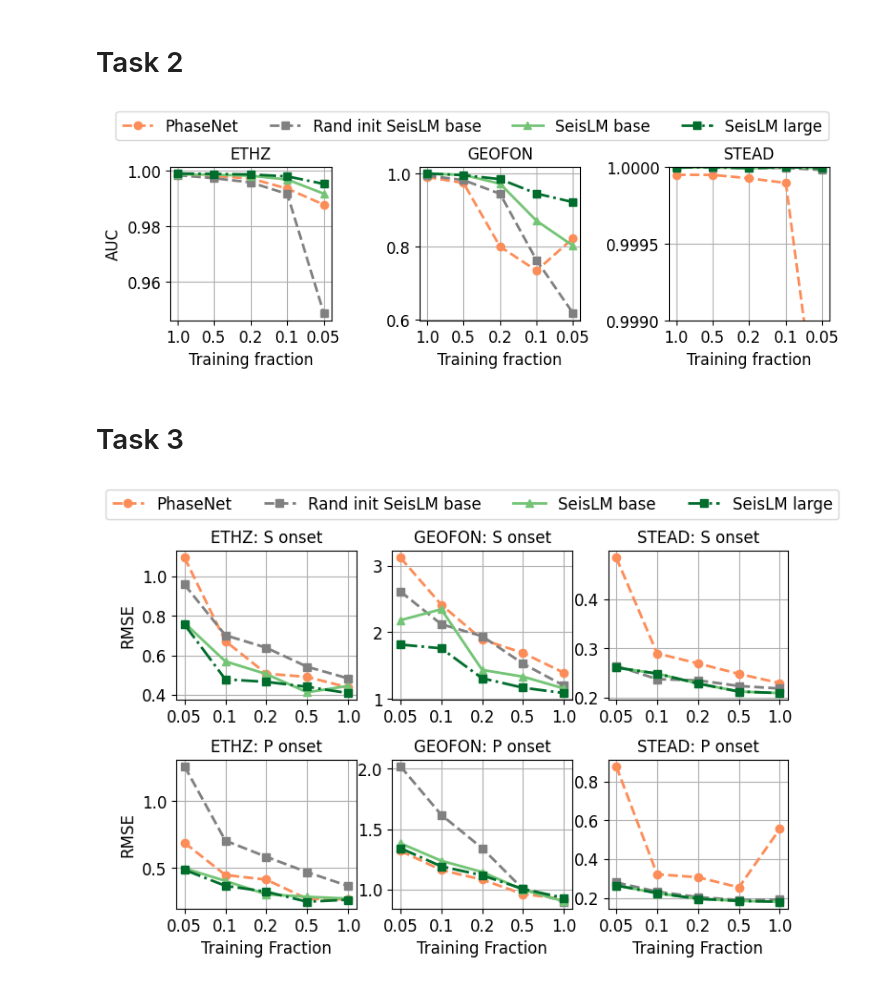
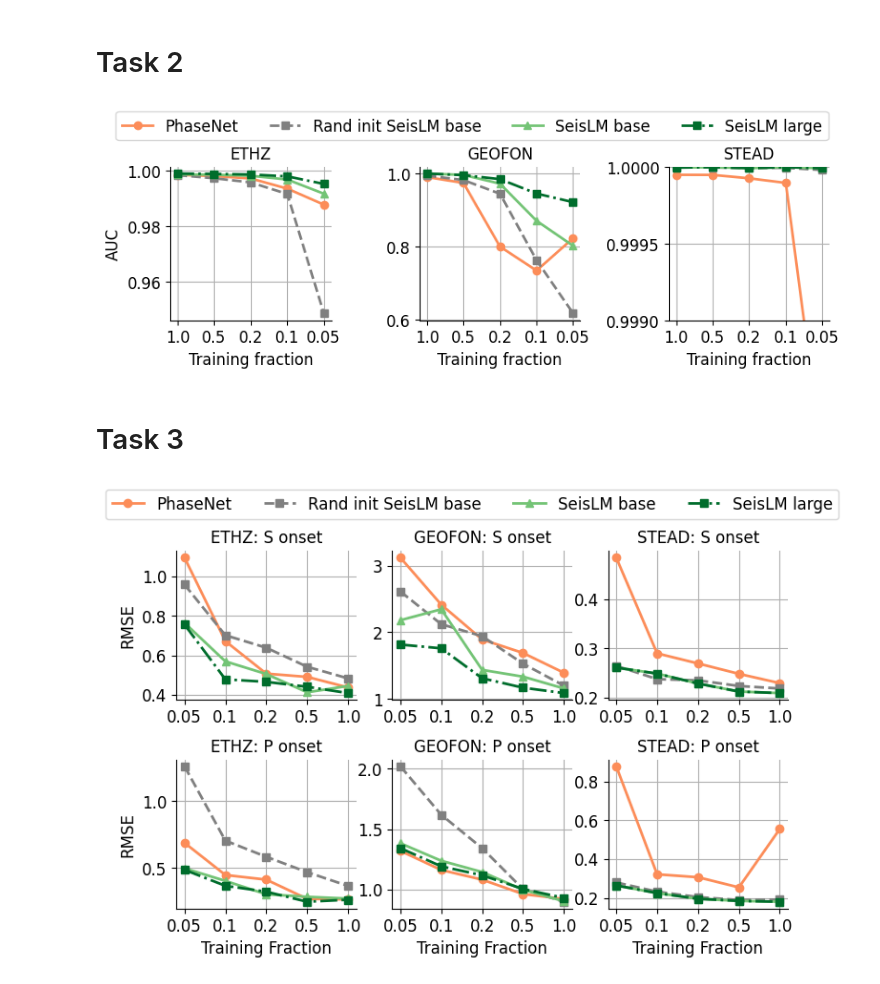
Before and after one commit to liutianlin0121/seisLM, a Jupyter notebook: notebooks/phasepick/phasepick-plot-results-multi-datasets.ipynb, the cells around one changed output. Drawn from its saved outputs; the diff is of its cells as text; code cells hidden in the pictures.

```diff
--- a/notebooks/phasepick/phasepick-plot-results-multi-datasets.ipynb
+++ b/notebooks/phasepick/phasepick-plot-results-multi-datasets.ipynb
@@ -156,6 +158,7 @@ for data_name, all_training_frac_results in all_datasets_results.items():
 
 # Extract handles and labels from the first axis for the legend
 handles, labels = axes[0].get_legend_handles_labels()
+[plot_utils.format_axes(ax) for ax in axes]
 
 # Add a single legend at the top of the figure
 fig.legend(handles, labels, loc='upper center', ncol=len(labels), bbox_to_anchor=(0.5, 1.1), frameon=True)
@@ -169,7 +172,7 @@ fig.savefig(
   bbox_inches='tight'
 )
 # %% [output]
-[figure, old version]
+[figure, new version]
 # %% [markdown]
 # Task 3
 # %%
@@ -222,31 +225,32 @@ for data_name, all_training_frac_results in all_datasets_results.items():
   for key, val in P_onset_diff_dict.items():
     axes[dataset_idx + num_datasets].plot(
       training_fracs,
       [np.sqrt(np.mean(onset_diff**2)) for onset_diff in val],
       label=key.replace("_", " "),
       ** plot_kwargs[key]
     )
     axes[dataset_idx + num_datasets].set_title(f'{data_name}: P onset')
     axes[dataset_idx + num_datasets].set_xlabel('Training Fraction')
 
   axes[dataset_idx + num_datasets].grid()
   axes[0].set_ylabel('RMSE')
 
 
   axes[num_datasets].set_ylabel('RMSE')
 
   dataset_idx += 1
 
+[plot_utils.format_axes(ax) for ax in axes]
 
 # Extract handles and labels from the first axis for the legend
 handles, labels = axes[0].get_legend_handles_labels()
 # Add a single legend at the top of the figure
 fig.legend(handles, labels, loc='upper center', ncol=len(labels), bbox_to_anchor=(0.5, 1.03), frameon=True)
 plt.subplots_adjust(hspace=0.4)  # You can adjust this value (e.g., 0.5) to increase or decrease the space
 
 # plt.suptitle('Onset Regression', y=1.07, fontweight='bold')
 
 fig.savefig( project_path.FIGURE_DIR + f'/all_datasets_onset_regression.pdf', bbox_inches='tight')
 # fig.savefig( project_path.FIGURE_DIR + f'/all_datasets_onset_regression.png', bbox_inches='tight')
 # %% [output]
-[figure, old version]
+[figure, new version]
```
Also changed, not shown: parts of 2 cells of this notebook, 6 other files.
